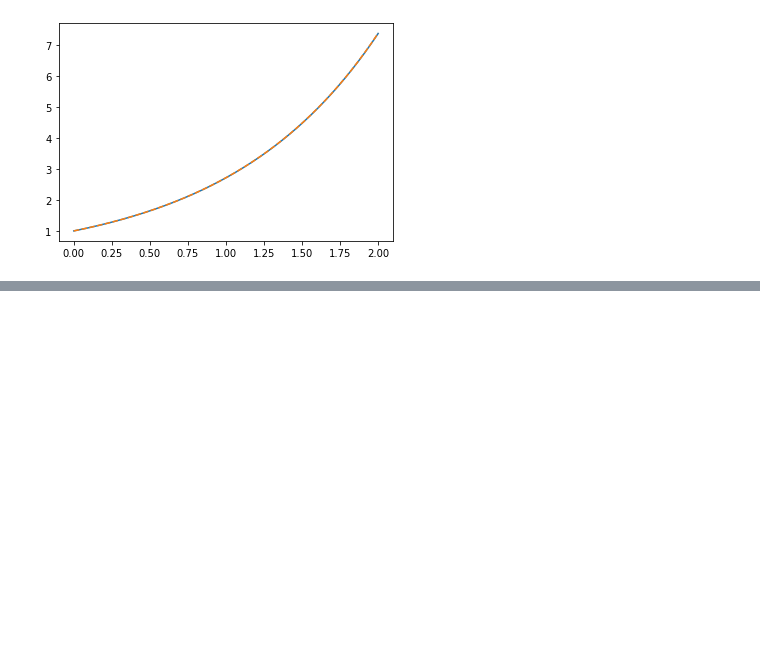
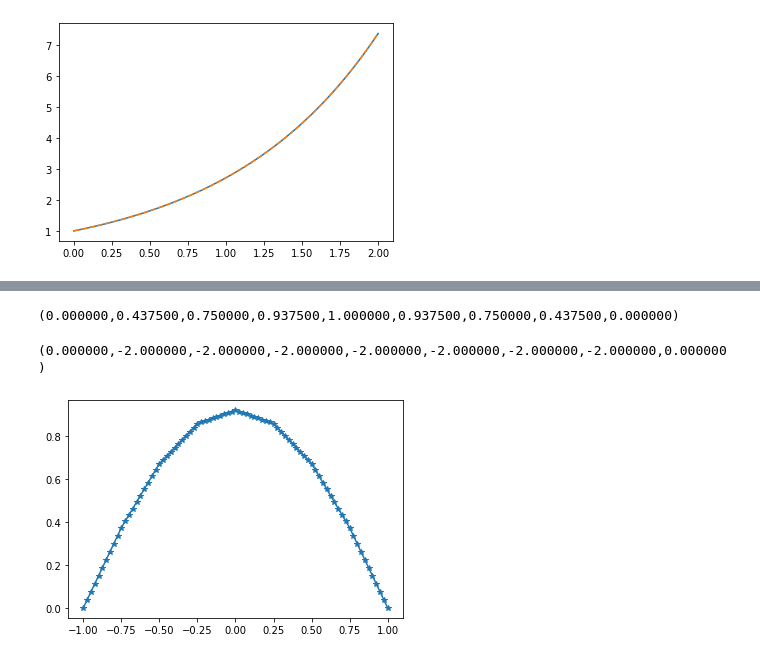
Before and after one commit to UZerbinati/Suite, a Jupyter notebook: Docs/ODE/LinearODE.ipynb, the cells around one changed output, grey strips where cells are left out. Cells and saved outputs as stored; diff of their text form; code cells hidden in the pictures; blank space fills up the shorter version.

```diff
--- a/Docs/ODE/LinearODE.ipynb
+++ b/Docs/ODE/LinearODE.ipynb
@@ -49,0 +101,11 @@ plt.plot(H,np.exp(H),"--")
+# %%
+DiffEq.setCoeff(0,lambda t : K)
+DiffEq.setCoeff(1,lambda t : M)
+DiffEq.setIC(u0_vec)
+u0_vec
+# %% [output]
+(0.000000,0.437500,0.750000,0.937500,1.000000,0.937500,0.750000,0.437500,0.000000)
+# %%
+K*u0_vec
+# %% [output]
+(0.000000,-2.000000,-2.000000,-2.000000,-2.000000,-2.000000,-2.000000,-2.000000,0.000000)
@@ -49,0 +114,7 @@ plt.plot(H,np.exp(H),"--")
+# %%
+ut = MeshFunction(mesh,1)
+ut.pushFunction(lambda P: [0])
+ut.vec_import(u[4])
+Draw(ut,mesh,1)
+# %% [output]
+[figure, added]
```
Also changed, not shown: parts of 8 cells of this notebook, 21 other files.
